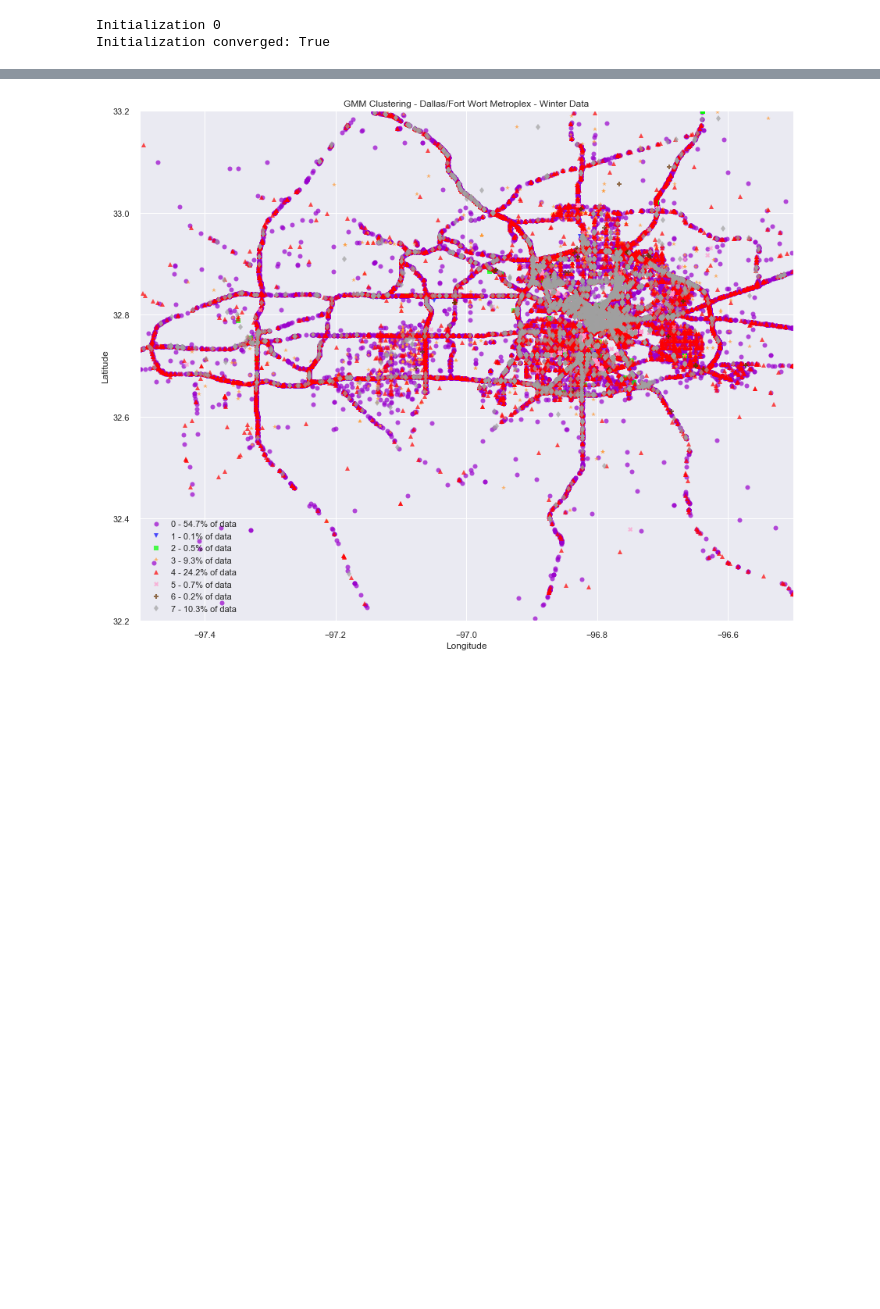
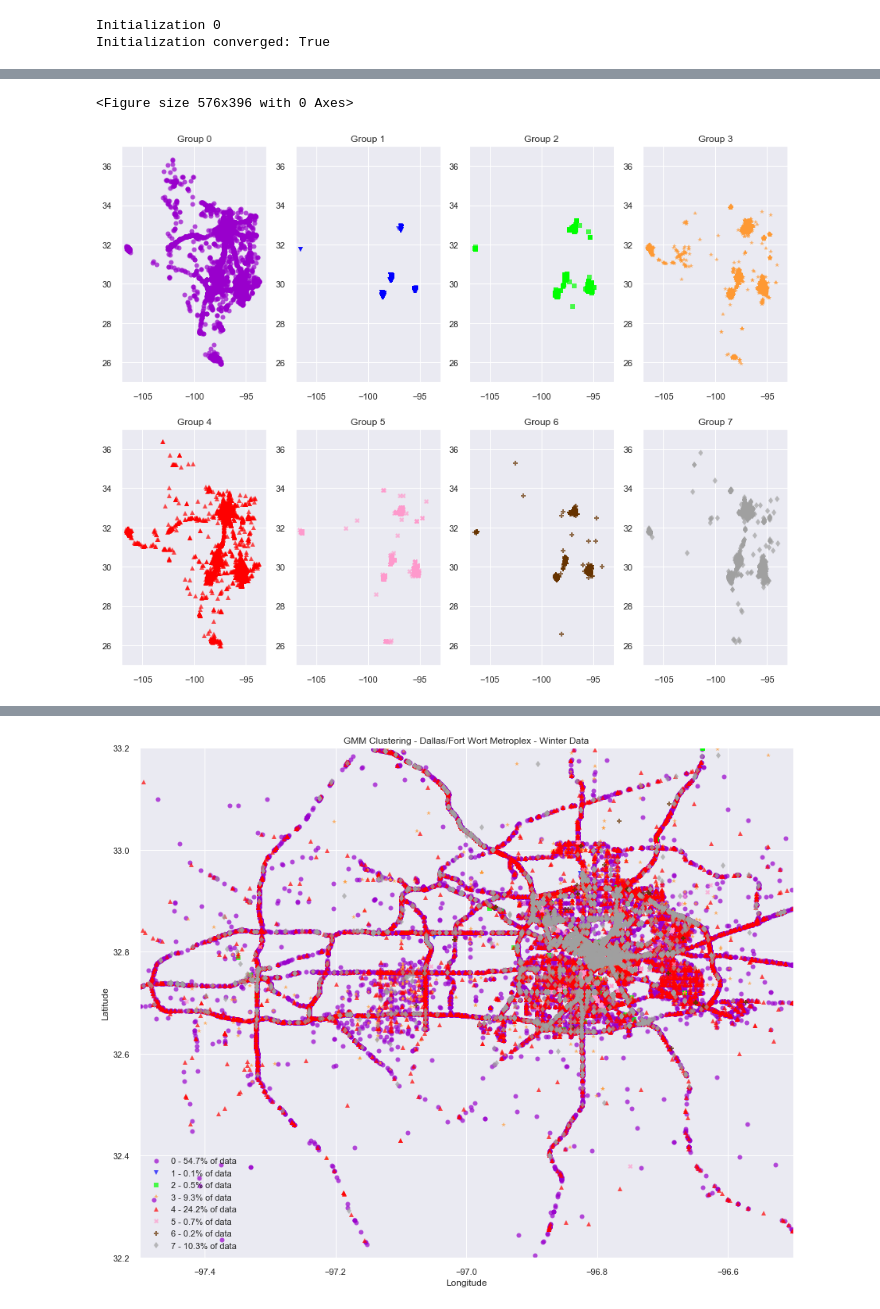
Before and after one commit to jbcroom/DS7331ProjectRepo, a Jupyter notebook: Project 3/AR_GMM_Clustering_v4.ipynb, the cells around one changed output, grey strips where cells are left out. Cells and saved outputs as stored; diff of their text form; code cells hidden in the pictures; blank space fills up the shorter version.

```diff
--- a/Project 3/AR_GMM_Clustering_v4.ipynb
+++ b/Project 3/AR_GMM_Clustering_v4.ipynb
@@ -214,3 +214,28 @@ plt.show()
+# %%
+fig=plt.figure()
+fig, axes = plt.subplots(nrows=2, ncols=4, figsize=(15,12))
+
+x_axis = {0:0, 1:0, 2:0, 3:0, 4:1, 5:1, 6:1, 7:1}
+y_axis = {0:0, 1:1, 2:2, 3:3, 4:0, 5:1, 6:2, 7:3}
+
+for name, group in groups:
+
+    y=y_axis[name]
+    x=x_axis[name]
+
+    axes[x,y].plot(group["Start_Lng"], group["Start_Lat"],
+             marker=markers[name],
+             linestyle="",
+             label=label,
+             c=colors[name],
+             alpha=.7)
+
+    axes[x,y].set_title("Group "+str(name))
+    axes[x,y].set_xlim(-107,-93)
+    axes[x,y].set_ylim(25,37)
+# %% [output]
+<Figure size 576x396 with 0 Axes>
+[figure, added]
 # %%
 means=groups.mean()
 # %%
```
Also changed, not shown: parts of 6 cells of this notebook.
